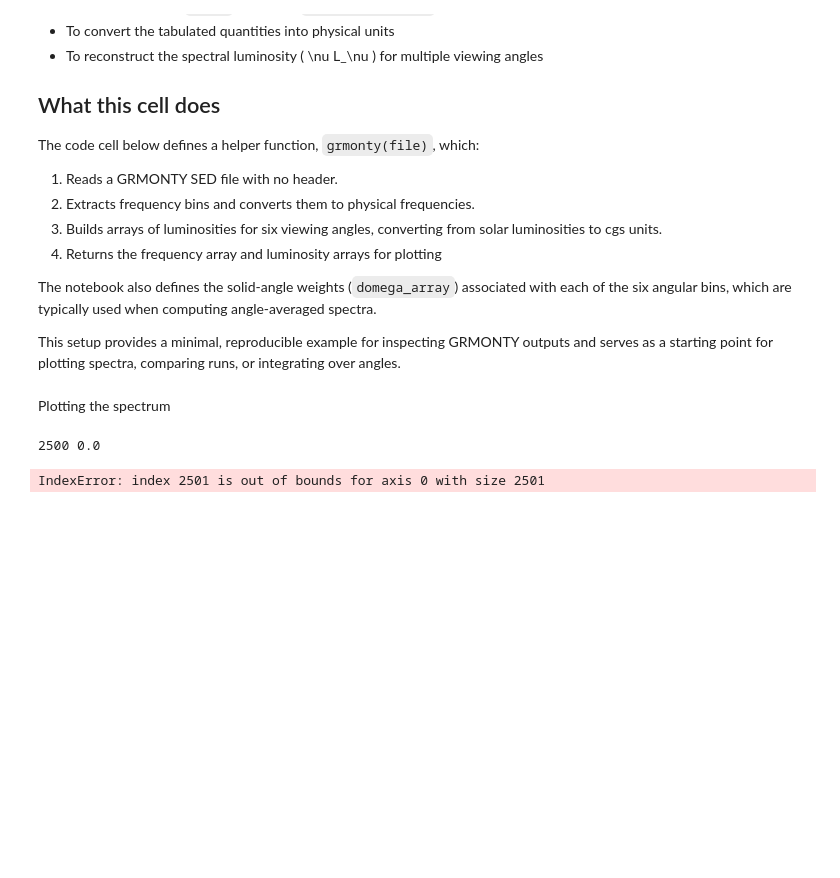
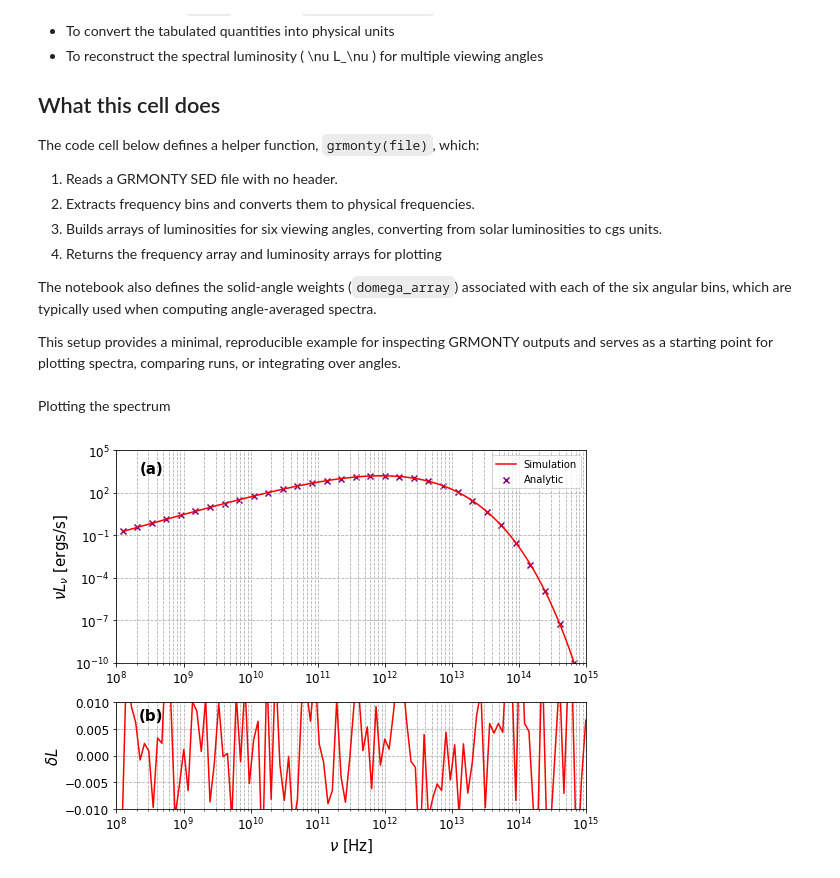
Before and after one commit to black-hole-group/gpumonty, a Jupyter notebook: python/sphere_example.ipynb, the cells around one changed output. Drawn from its saved outputs; the diff is of its cells as text; code cells hidden in the pictures; blank space fills up the shorter version.

```diff
--- a/python/sphere_example.ipynb
+++ b/python/sphere_example.ipynb
@@ -276,33 +264,32 @@ ax1.scatter(nu[::50], y_analyticdata[::50], marker = 'x', label = 'Analytic', co
 ax1.set_ylim(1e-10,1e5)
 ax1.set_xscale('log')
 ax1.set_yscale('log')
 ax1.set_ylabel(r"$\nu L_\nu$ [ergs/s]", fontsize = 15)
 ax1.grid(True, which="both", ls="--")
 ax1.set_xlim(1e8, 1e15)
 ax1.tick_params(axis='both', which='major', labelsize=12)  # Adjust major tick size
-ax1.text(0.95, 0.95, '(a)', transform=ax1.transAxes, ha='right', va='top', fontweight = 'bold', fontsize = 15)
+ax1.text(0.1, 0.95, '(a)', transform=ax1.transAxes, ha='right', va='top', fontweight = 'bold', fontsize = 15)
 ax1.legend()
 
 
 relative_diff2 = (-y_analyticdata +y_simdata) / y_analyticdata
 
 ax2.plot(xdata[::15], relative_diff2[::15], color='r', label = 'analy')
 
 ax2.set_xscale('log')
 ax2.text(0.1, 0.95, '(b)', transform=ax2.transAxes, ha='right', va='top',fontweight = 'bold',fontsize = 15)
 
 ax2.set_ylabel(r'$\delta L$', fontsize = 15)
 ax2.grid(True, which="both", ls="--")
 ax2.set_ylim(-0.01, 0.01)
 ax2.set_xlim(1e8,1e15)
 ax2.tick_params(axis='both', which='major', labelsize=12)  # Adjust major tick size
 ax2.set_xlabel(r"$\nu$ [Hz]", fontsize = 15)
 
 y_simdata_arr = np.zeros((7, 5000))
 
 # Display the plots
 plt.tight_layout()
 plt.show()
 # %% [output]
-2500 0.0
-IndexError: index 2501 is out of bounds for axis 0 with size 2501
+[figure, added]
```
Also changed, not shown: parts of 2 cells of this notebook.
